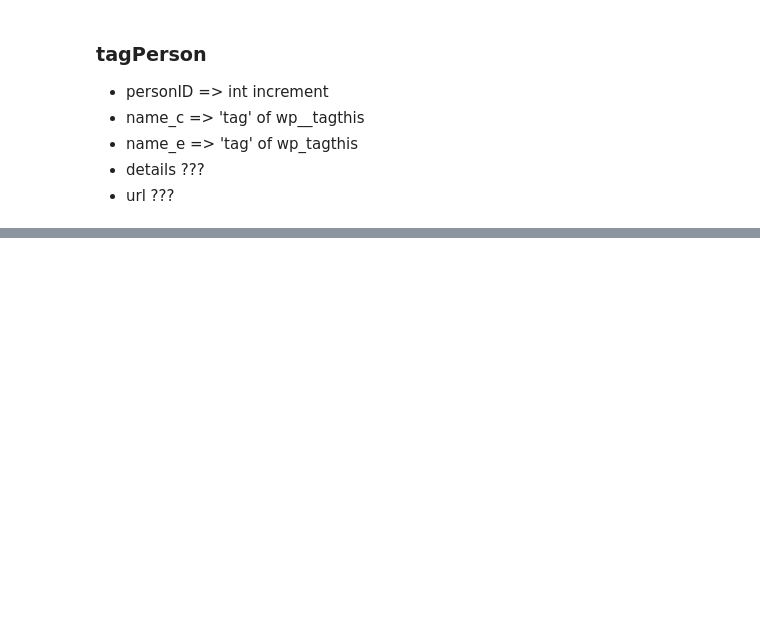
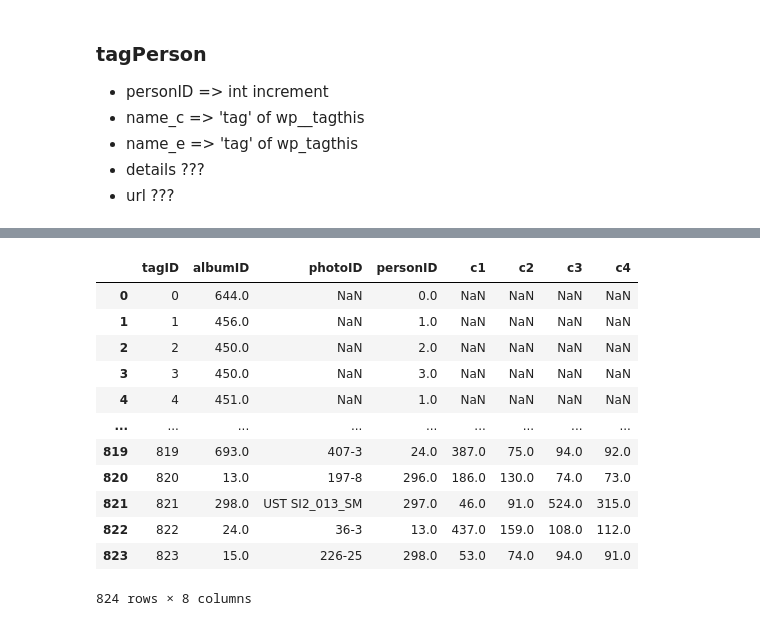
Before and after one commit to Jacklau1216/data-cleaning, a Jupyter notebook: data_cleaning.ipynb, the cells around one changed output, grey strips where cells are left out. Cells and saved outputs as stored; diff of their text form; code cells hidden in the pictures; blank space fills up the shorter version.

```diff
--- a/data_cleaning.ipynb
+++ b/data_cleaning.ipynb
@@ -264,0 +366,17 @@ df.to_csv('./newdb/album.csv')
+# %%
+df = pd.read_csv('newdb/tag.csv')
+df
+# %% [output]
+|  | tagID | albumID | photoID | personID | c1 | c2 | c3 | c4 |
+| 0 | 0 | 644.0 | NaN | 0.0 | NaN | NaN | NaN | NaN |
+| 1 | 1 | 456.0 | NaN | 1.0 | NaN | NaN | NaN | NaN |
+| 2 | 2 | 450.0 | NaN | 2.0 | NaN | NaN | NaN | NaN |
+| 3 | 3 | 450.0 | NaN | 3.0 | NaN | NaN | NaN | NaN |
+| 4 | 4 | 451.0 | NaN | 1.0 | NaN | NaN | NaN | NaN |
+| ... | ... | ... | ... | ... | ... | ... | ... | ... |
+| 819 | 819 | 693.0 | 407-3 | 24.0 | 387.0 | 75.0 | 94.0 | 92.0 |
+| 820 | 820 | 13.0 | 197-8 | 296.0 | 186.0 | 130.0 | 74.0 | 73.0 |
+| 821 | 821 | 298.0 | UST SI2_013_SM | 297.0 | 46.0 | 91.0 | 524.0 | 315.0 |
+| 822 | 822 | 24.0 | 36-3 | 13.0 | 437.0 | 159.0 | 108.0 | 112.0 |
+| 823 | 823 | 15.0 | 226-25 | 298.0 | 53.0 | 74.0 | 94.0 | 91.0 |
+824 rows × 8 columns
```
Also changed, not shown: parts of 16 cells of this notebook, 4 other files.
